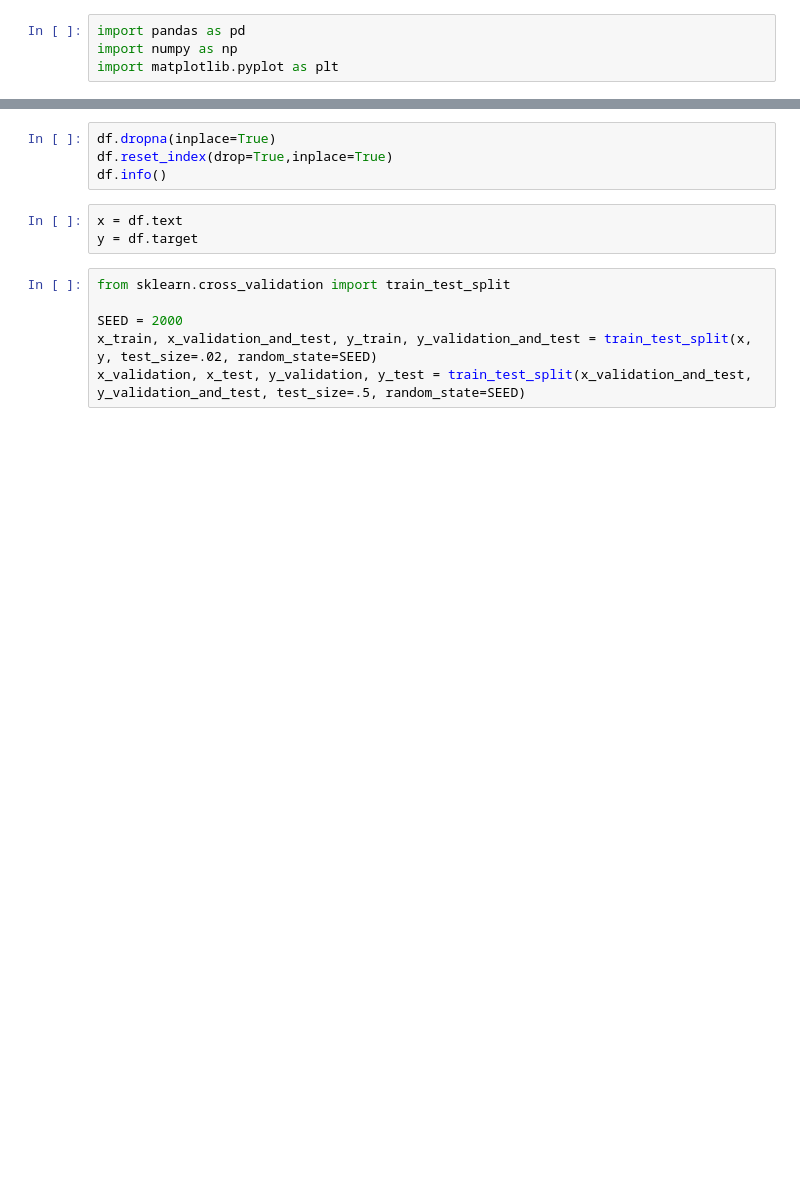
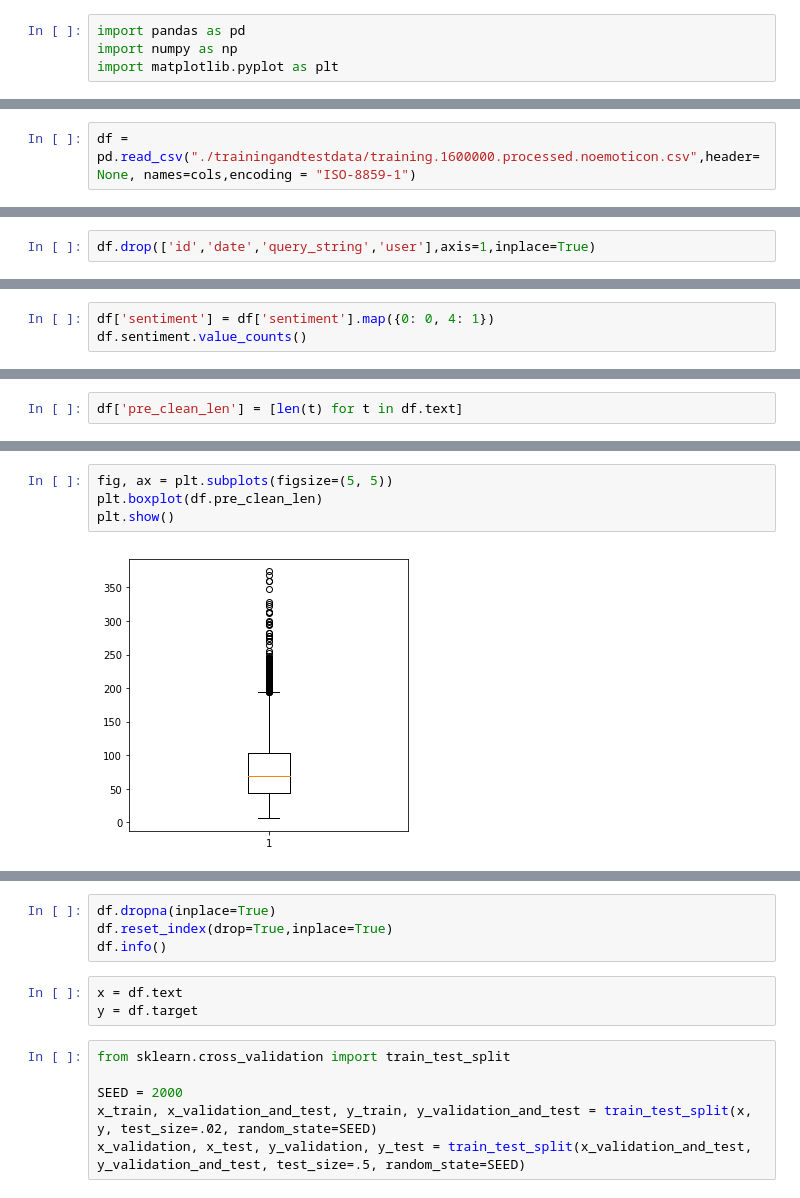
Before and after one commit to dpalominop/AdvacedSentimentAnalysis, a Jupyter notebook: model/cnn_word2vec.ipynb, the cells around one changed output, grey strips where cells are left out. Drawn from its saved outputs; the diff is of its cells as text; blank space fills up the shorter version.

Commit message:
Cleaning Function

```diff
--- a/model/cnn_word2vec.ipynb
+++ b/model/cnn_word2vec.ipynb
@@ -4,0 +9,2 @@ import matplotlib.pyplot as plt
+# %%
+df = pd.read_csv("./trainingandtestdata/training.1600000.processed.noemoticon.csv",header=None, names=cols,encoding = "ISO-8859-1")
@@ -4,0 +45,2 @@ import matplotlib.pyplot as plt
+# %%
+df.drop(['id','date','query_string','user'],axis=1,inplace=True)
@@ -4,0 +102,3 @@ import matplotlib.pyplot as plt
+# %%
+df['sentiment'] = df['sentiment'].map({0: 0, 4: 1})
+df.sentiment.value_counts()
@@ -4,0 +111,2 @@ import matplotlib.pyplot as plt
+# %%
+df['pre_clean_len'] = [len(t) for t in df.text]
@@ -4,0 +139,6 @@ import matplotlib.pyplot as plt
+# %%
+fig, ax = plt.subplots(figsize=(5, 5))
+plt.boxplot(df.pre_clean_len)
+plt.show()
+# %% [output]
+[figure, added]
```
Also changed, not shown: parts of 45 cells of this notebook, 3 other files.
